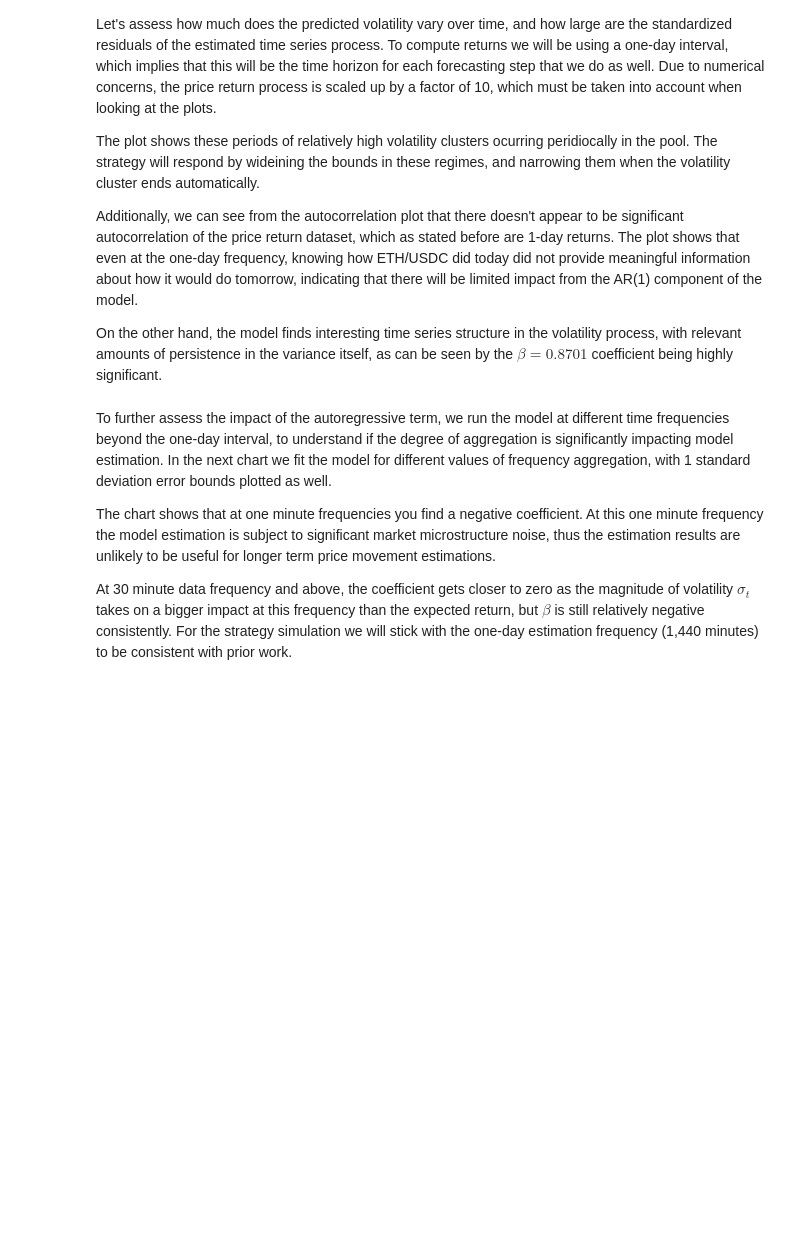
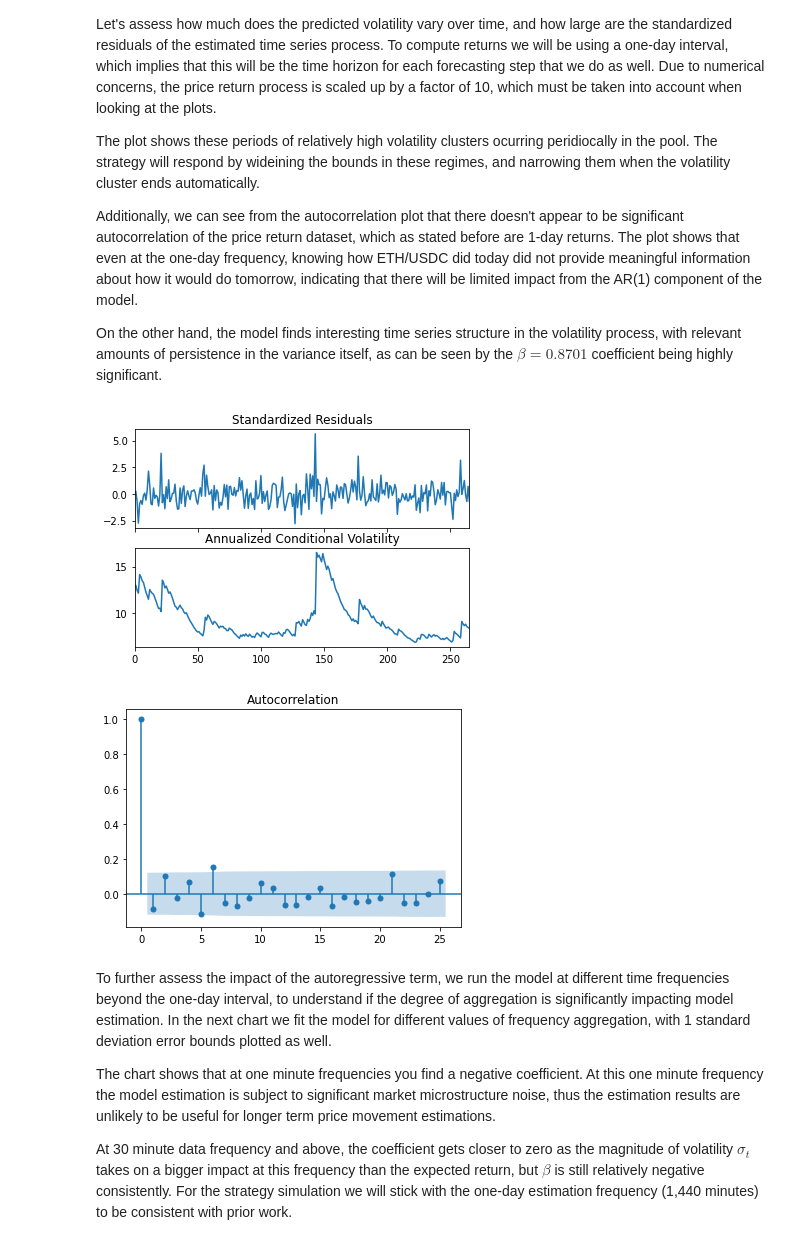
Before and after one commit to ricardgardella/active-strategy-framework, a Jupyter notebook: 2_AutoRegressive_Strategy_Example.ipynb, the cells around one changed output. Drawn from its saved outputs; the diff is of its cells as text; code cells hidden in the pictures; blank space fills up the shorter version.

Commit message:
expand time period

```diff
--- a/2_AutoRegressive_Strategy_Example.ipynb
+++ b/2_AutoRegressive_Strategy_Example.ipynb
@@ -62,17 +62,19 @@ Additionally, we can see from the autocorrelation plot that there doesn't appear
 
 On the other hand, the model finds interesting time series structure in the volatility process, with relevant amounts of persistence in the variance itself, as can be seen by the $\beta=0.8701$ coefficient being highly significant.
 # %%
-AGGREGATED_MINUTES  = 60*24 # Works like a 'target' rebalance period
-
-price_data_filtered = ActiveStrategyFramework.aggregate_price_data(price_data,AGGREGATED_MINUTES)
+AGGREGATED_MINUTES  = 'D'
+price_data_filtered = ActiveStrategyFramework.aggregate_price_data(price_data,frequency = AGGREGATED_MINUTES)
 
 ar                  = arch.univariate.ARX(price_data_filtered['price_return'].to_numpy()*10, lags=1)
 ar.volatility       = arch.univariate.GARCH(p=1,q=1)
 res                 = ar.fit(update_freq=0, disp="on")
 fig                 = res.plot(annualize='D')
 
 plot_acf(price_data_filtered['price_return'].to_numpy())
 pyplot.show()
+# %% [output]
+[figure, added]
+[figure, added]
 # %% [markdown]
 To further assess the impact of the autoregressive term, we run the model at different time frequencies beyond the one-day interval, to understand if the degree of aggregation is significantly impacting model estimation. In the next chart we fit the model for different values of frequency aggregation, with 1 standard deviation error bounds plotted as well.
 
```
Also changed, not shown: parts of 7 cells of this notebook, 3 other files.
